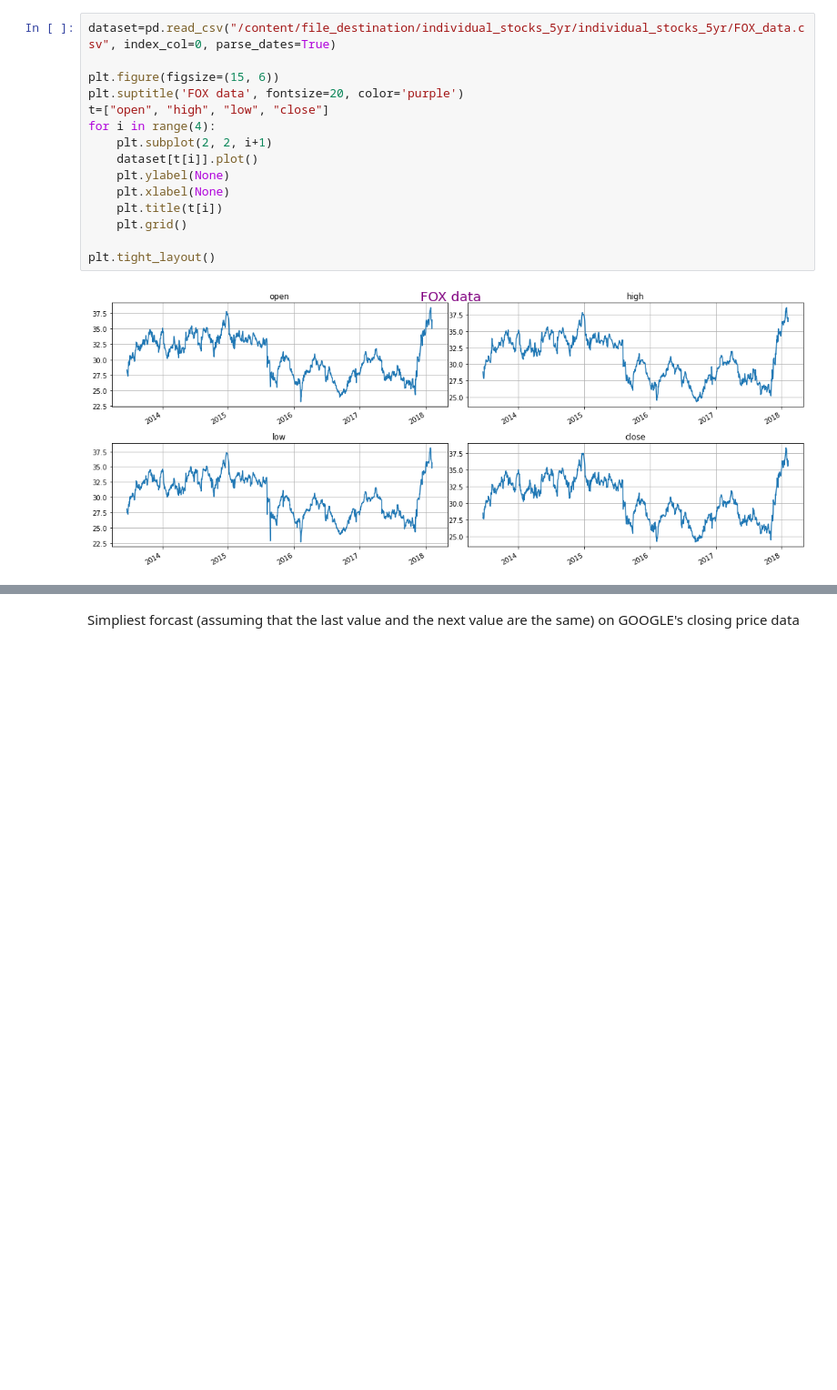
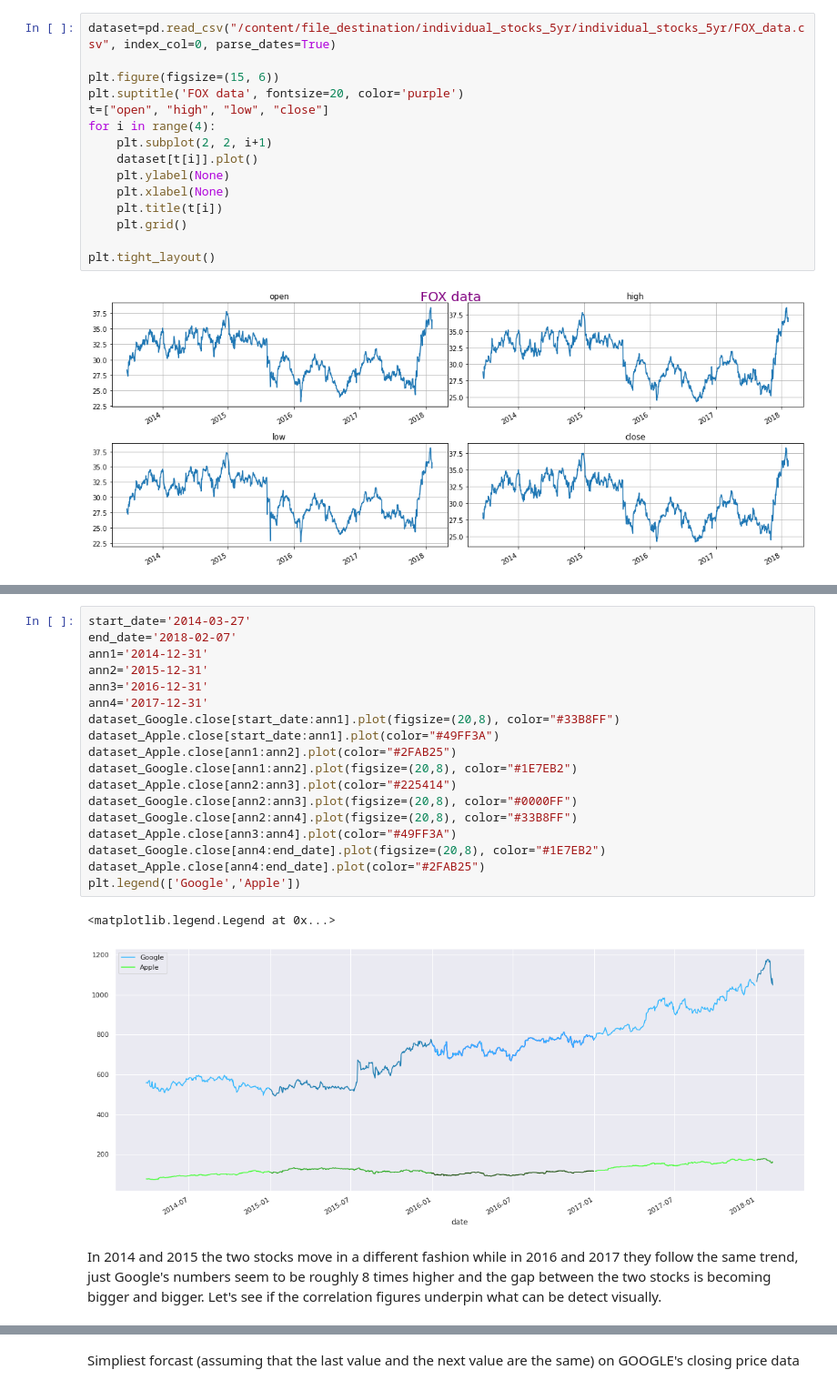
Before and after one commit to vbanai/Time-series-analysis, a Jupyter notebook: StockExchange.ipynb, the cells around one changed output, grey strips where cells are left out. Shown at 91% size. Cells and saved outputs as stored; diff of their text form; blank space fills up the shorter version.

```diff
--- a/StockExchange.ipynb
+++ b/StockExchange.ipynb
@@ -173,0 +277,23 @@ plt.tight_layout()
+# %%
+start_date='2014-03-27'
+end_date='2018-02-07'
+ann1='2014-12-31'
+ann2='2015-12-31'
+ann3='2016-12-31'
+ann4='2017-12-31'
+dataset_Google.close[start_date:ann1].plot(figsize=(20,8), color="#33B8FF")
+dataset_Apple.close[start_date:ann1].plot(color="#49FF3A")
+dataset_Apple.close[ann1:ann2].plot(color="#2FAB25")
+dataset_Google.close[ann1:ann2].plot(figsize=(20,8), color="#1E7EB2")
+dataset_Apple.close[ann2:ann3].plot(color="#225414")
+dataset_Google.close[ann2:ann3].plot(figsize=(20,8), color="#0000FF")
+dataset_Google.close[ann2:ann4].plot(figsize=(20,8), color="#33B8FF")
+dataset_Apple.close[ann3:ann4].plot(color="#49FF3A")
+dataset_Google.close[ann4:end_date].plot(figsize=(20,8), color="#1E7EB2")
+dataset_Apple.close[ann4:end_date].plot(color="#2FAB25")
+plt.legend(['Google','Apple'])
+# %% [output]
+<matplotlib.legend.Legend at 0x...>
+[figure, added]
+# %% [markdown]
+In 2014 and 2015 the two stocks move in a different fashion while in 2016 and 2017 they follow the same trend, just Google's numbers seem to be roughly 8 times higher and the gap between the two stocks is becoming bigger and bigger. Let's see if the correlation figures underpin what can be detect visually.
```
Also changed, not shown: parts of 22 cells of this notebook.
